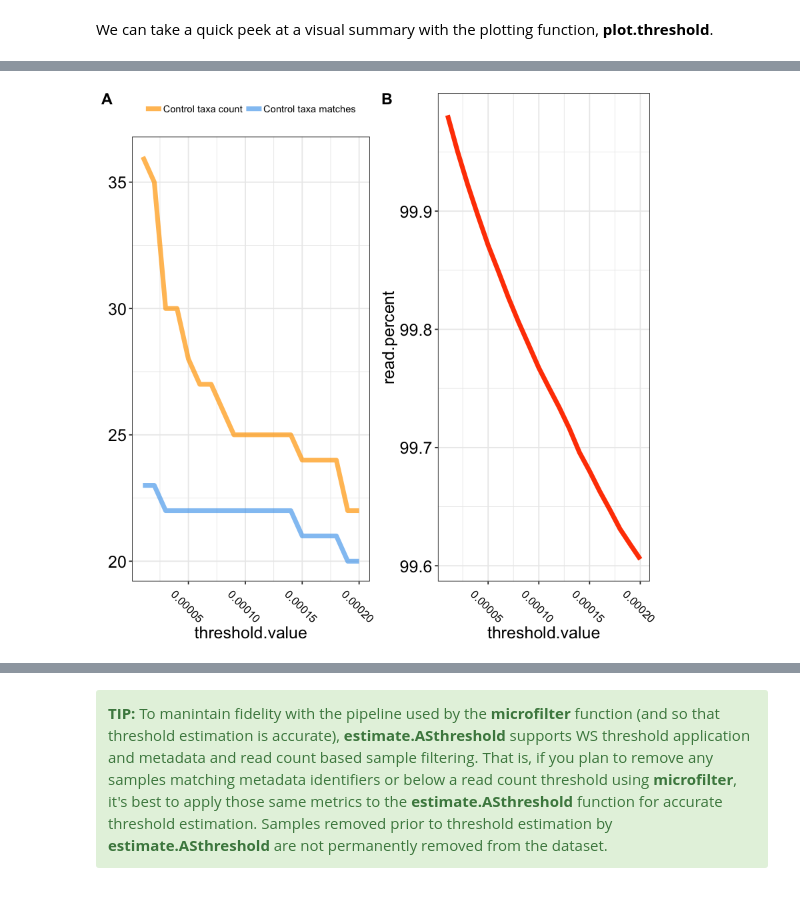
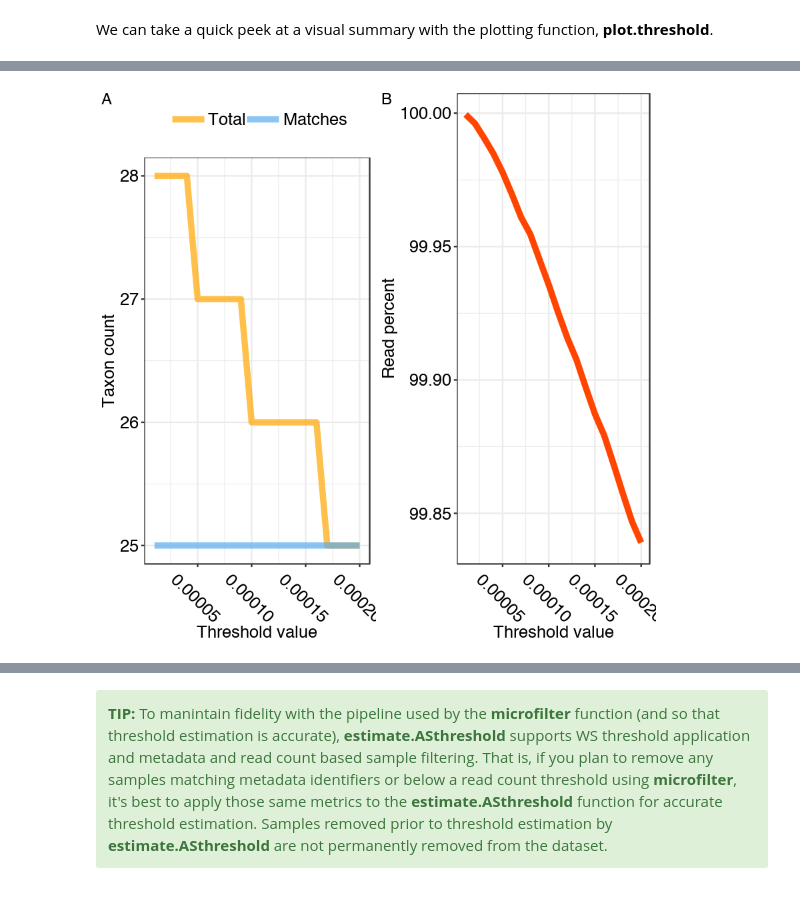
Before and after one commit to itsmisterbrown/microfiltR, a Jupyter notebook: README.ipynb, the cells around one changed output, grey strips where cells are left out. Saved outputs shown, nothing was run; the diff lists cells and outputs as text; code cells hidden in the pictures.

```diff
--- a/README.ipynb
+++ b/README.ipynb
@@ -186,5 +203,5 @@ Plots the results of threshold estimation for both WS and AS filters over the sp
 </div>
 # %%
-plot.threshold(ws.threshold)
+plot.threshold(ws.threshold1)
 # %% [output]
-[figure, old version]
+[figure, new version]
```
Also changed, not shown: parts of 44 cells of this notebook, 2 other files.
